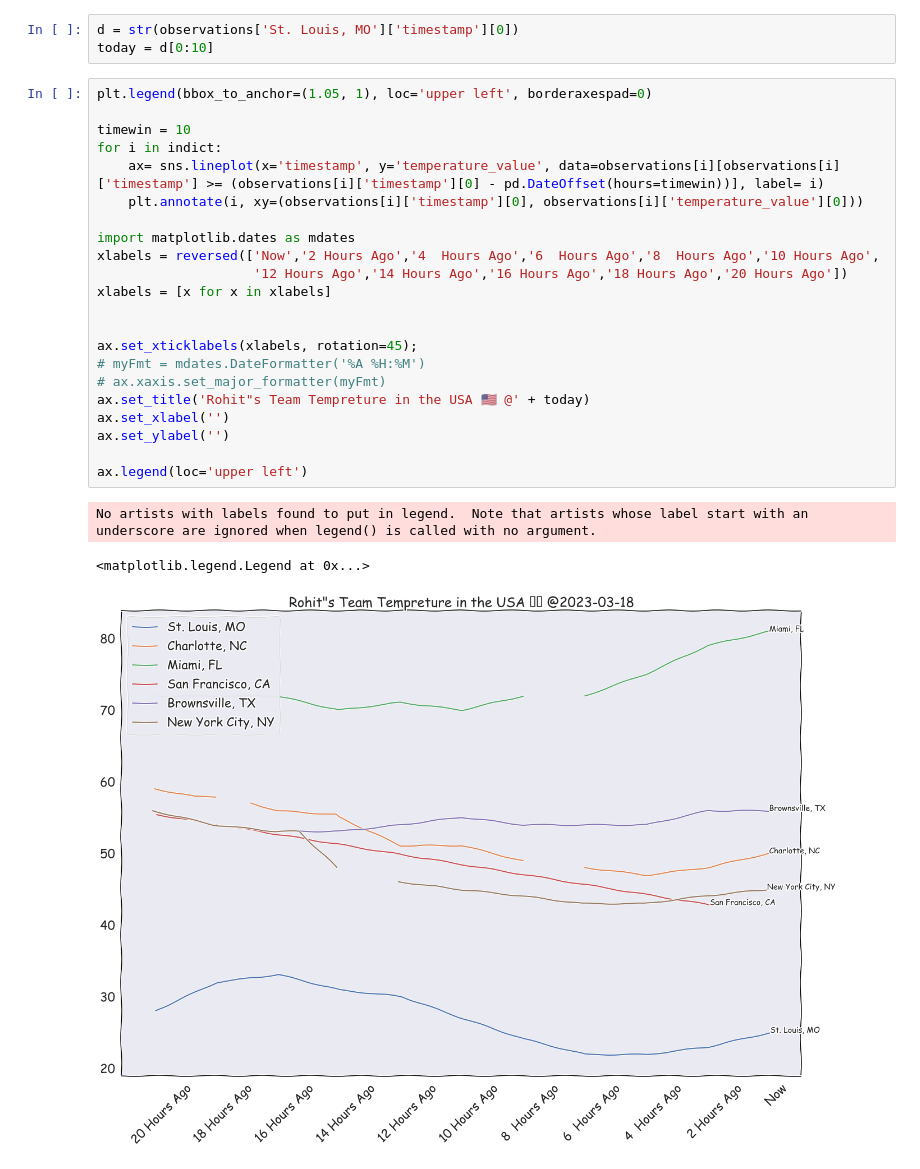
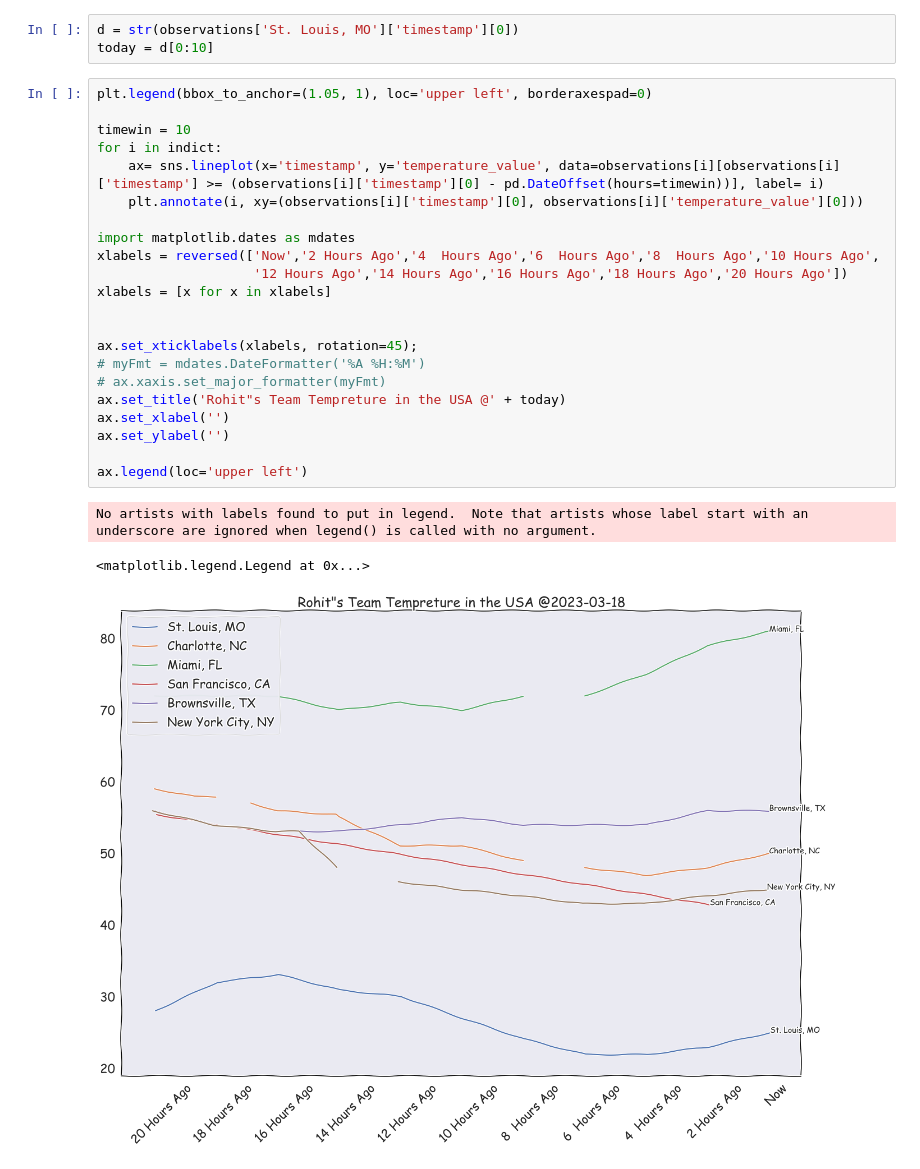
Before and after one commit to smirs/rohitometer, a Jupyter notebook: streamlit_app.ipynb, the cells around one changed output. Saved outputs shown, nothing was run; the diff lists cells and outputs as text.

```diff
--- a/streamlit_app.ipynb
+++ b/streamlit_app.ipynb
@@ -39,26 +39,26 @@ today = d[0:10]
 # %%
 plt.legend(bbox_to_anchor=(1.05, 1), loc='upper left', borderaxespad=0)
 
 timewin = 10
 for i in indict:
     ax= sns.lineplot(x='timestamp', y='temperature_value', data=observations[i][observations[i]['timestamp'] >= (observations[i]['timestamp'][0] - pd.DateOffset(hours=timewin))], label= i)
     plt.annotate(i, xy=(observations[i]['timestamp'][0], observations[i]['temperature_value'][0]))
 
 import matplotlib.dates as mdates
 xlabels = reversed(['Now','2 Hours Ago','4  Hours Ago','6  Hours Ago','8  Hours Ago','10 Hours Ago',
                     '12 Hours Ago','14 Hours Ago','16 Hours Ago','18 Hours Ago','20 Hours Ago'])
 xlabels = [x for x in xlabels]
 
 
 ax.set_xticklabels(xlabels, rotation=45);
 # myFmt = mdates.DateFormatter('%A %H:%M')
 # ax.xaxis.set_major_formatter(myFmt)
-ax.set_title('Rohit"s Team Tempreture in the USA 🇺🇸 @' + today)
+ax.set_title('Rohit"s Team Tempreture in the USA @' + today)
 ax.set_xlabel('')
 ax.set_ylabel('')
 
 ax.legend(loc='upper left')
 # %% [output]
 No artists with labels found to put in legend.  Note that artists whose label start with an underscore are ignored when legend() is called with no argument.
 <matplotlib.legend.Legend at 0x...>
-[figure, old version]
+[figure, new version]
```
Also changed, not shown: parts of 4 cells of this notebook, 1 other file.
